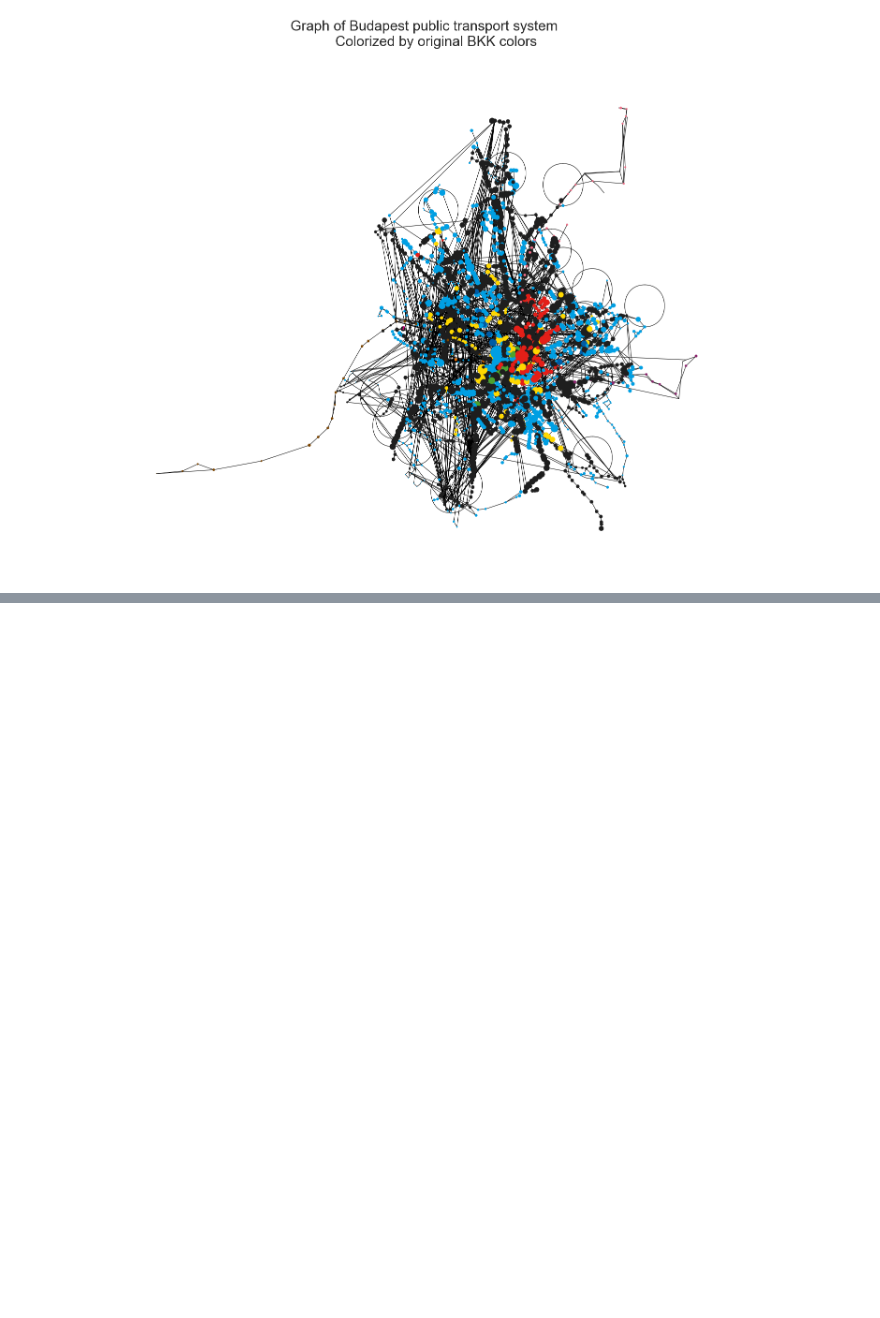
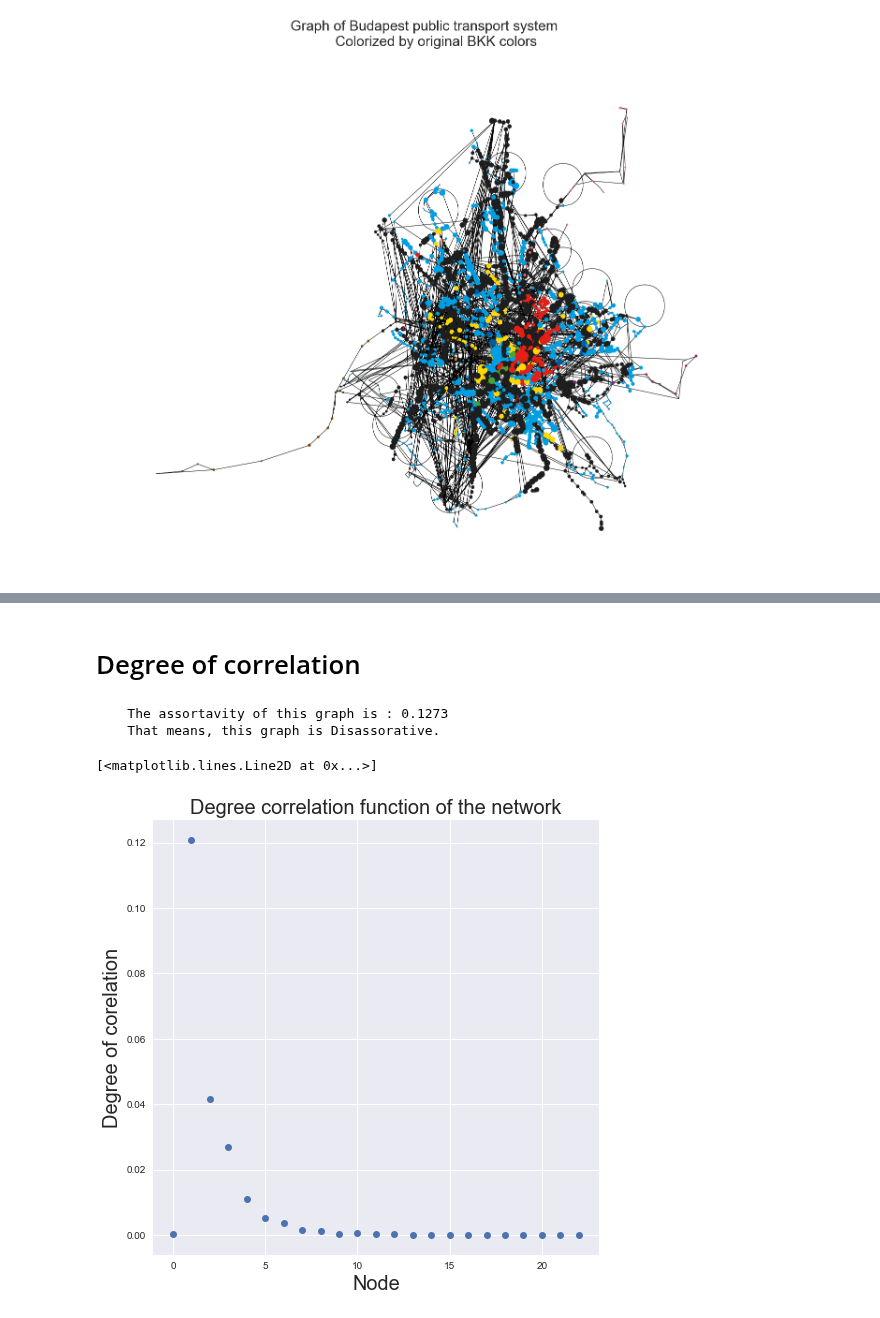
Before and after one commit to Dudgit/datalab, a Jupyter notebook: notebooks/main.ipynb, the cells around one changed output, grey strips where cells are left out. Cells and saved outputs as stored; diff of their text form; code cells hidden in the pictures; blank space fills up the shorter version.

```diff
--- a/notebooks/main.ipynb
+++ b/notebooks/main.ipynb
@@ -93,0 +136,26 @@ None
+# %% [markdown]
+# Degree of correlation
+# %%
+gtype = lambda x: "Assorative" if x > .5 else "Disassorative"
+deg = nx.degree_pearson_correlation_coefficient(G2)
+print(
+    f"""
+    The assortavity of this graph is : {
+                                        deg
+                                        :.4f}
+    That means, this graph is {gtype(deg)}.
+    """
+)
+# This is the same as degree_assortativity_coefficient but uses the potentially faster scipy.stats.pearsonr function.
+# From networkx documentation
+# %% [output]
+    The assortavity of this graph is : 0.1273
+    That means, this graph is Disassorative.
+# %%
+plt.title("Degree correlation function of the network")
+plt.ylabel("Degree of corelation")
+plt.xlabel("Node")
+plt.plot(np.diag(nx.assortativity.degree_mixing_matrix(G2)), "o")
+# %% [output]
+[<matplotlib.lines.Line2D at 0x...>]
+[figure, added]
```
Also changed, not shown: parts of 9 cells of this notebook.
